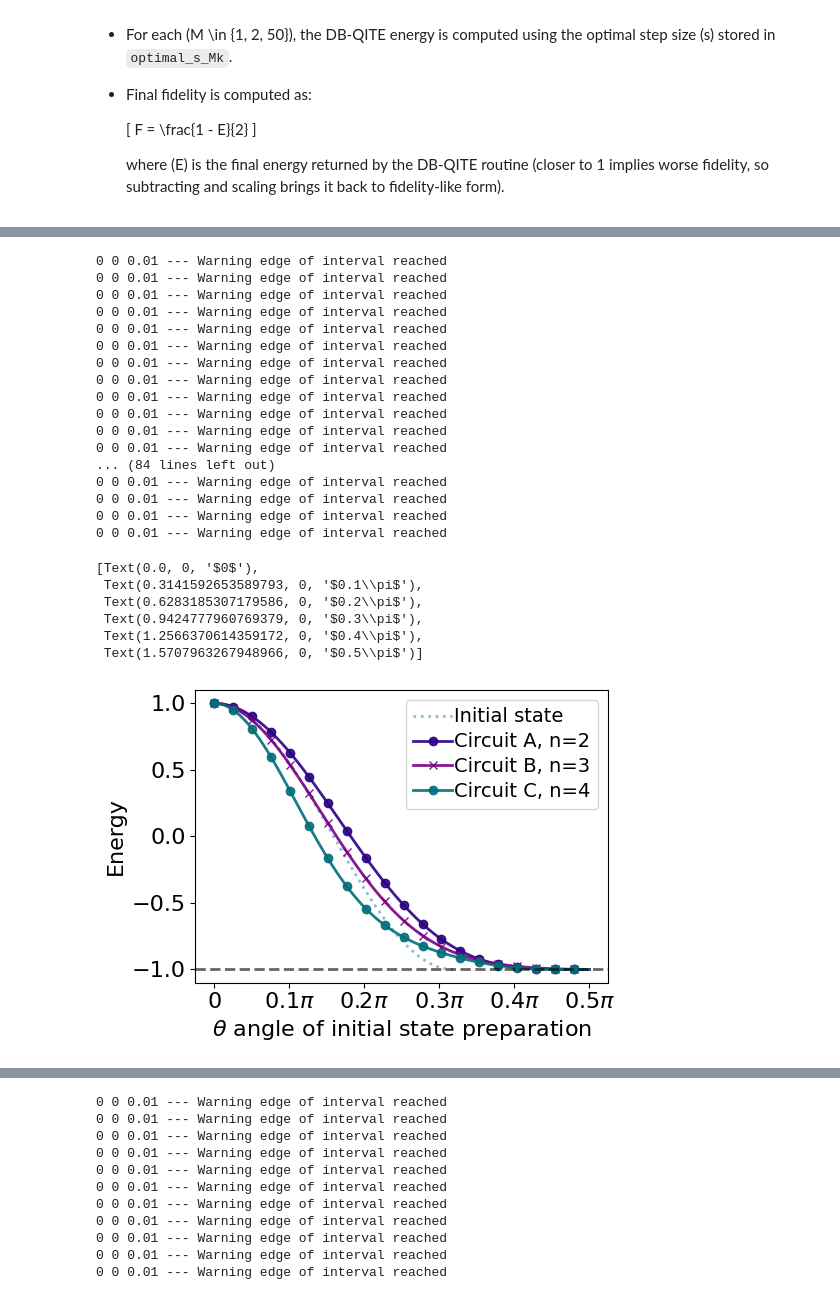
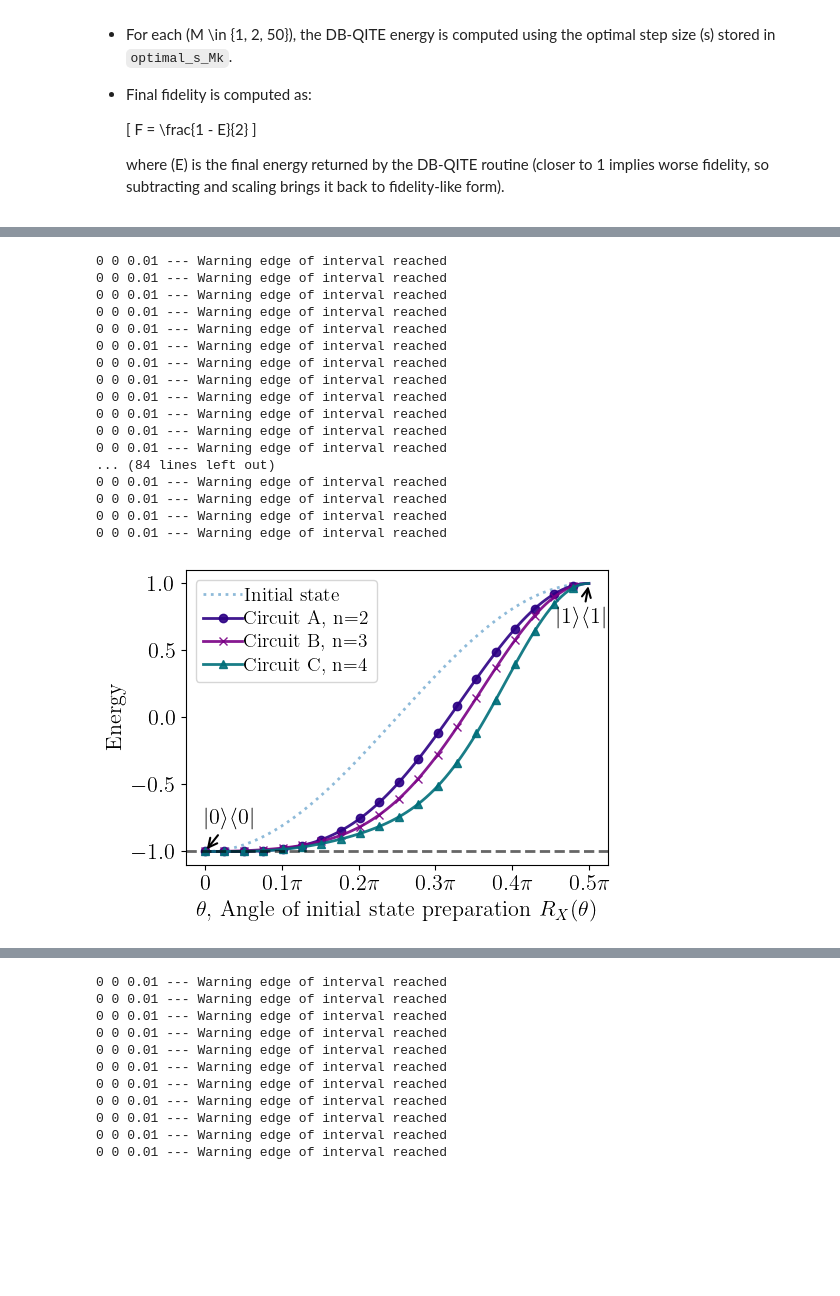
Before and after one commit to khanhuyengiang/dbac, a Jupyter notebook: jupyter_notebooks/qite_dme_notebook_k1_k2_energy.ipynb, the cells around one changed output, grey strips where cells are left out. Cells and saved outputs as stored; diff of their text form; code cells hidden in the pictures; blank space fills up the shorter version.

```diff
--- a/jupyter_notebooks/qite_dme_notebook_k1_k2_energy.ipynb
+++ b/jupyter_notebooks/qite_dme_notebook_k1_k2_energy.ipynb
@@ -27,8 +27,8 @@ plt.rcParams.update({
     'legend.labelspacing': .3,
     'legend.columnspacing': .3,
     'legend.handletextpad': .1,
-    # 'text.usetex': True,
-    # 'font.family': "serif",
+    'text.usetex': True,
+    'font.family': "serif",
     'font.serif': "cm",
     'figure.figsize': [5, 3.5],
     'figure.autolayout': True
@@ -180,8 +175,8 @@ target_fidelity = -1
 
 # Helper: Fidelity w.r.t. |0⟩
 def fidelity_with_0(state):
-    ρ = state @ state.T.conj() if state.ndim == 2 else state
-    return np.real(state_0.conj().T @ ρ @ state_0)
+    rho = state @ state.T.conj() if state.ndim == 2 else state
+    return np.real(state_0.conj().T @ rho @ state_0)
 
 # Initial state fidelities and GCI energy
 fidelities_original = [fidelity_with_0(psi) for psi in psis]
@@ -213,7 +208,7 @@ for i, (label, energies) in enumerate(dict_fid_RGCI_1.items()):
 
 for i, (label, energies) in enumerate(dict_fid_RGCI_2.items()):
     ax.plot(fidelities_original, energies, label=label, color=color[i+2],
-            marker=markers[i], markevery=5, markersize=6, alpha=0.9)
+            marker=markers[i+2], markevery=5, markersize=6, alpha=0.9)
 
 ax.axvline(0.3)
 
@@ -263,14 +258,14 @@ from scipy.linalg import expm
 # Setup
 sigma_x = np.array([[0, 1], [1, 0]])
 thetas = np.linspace(0, 1, 100)
-psis = np.array([expm(-1j * np.pi/2 * sigma_x * t) @ [[0], [1]] for t in thetas])
+psis = np.array([expm(-1j * np.pi/2 * sigma_x * t) @ [[1], [0]] for t in thetas])
 state_0 = np.array([1, 0], dtype=complex)
 target_fidelity = -1
 
 # Helper: Fidelity w.r.t. |0⟩
 def fidelity_with_0(state):
-    ρ = state @ state.T.conj() if state.ndim == 2 else state
-    return np.real(state_0.conj().T @ ρ @ state_0)
+    rho = state @ state.T.conj() if state.ndim == 2 else state
+    return np.real(state_0.conj().T @ rho @ state_0)
 
 # Initial state fidelities and GCI energy
 fidelities_original = [fidelity_with_0(psi) for psi in psis]
@@ -291,7 +286,7 @@ dict_fid_RGCI_2 = run_dbqite({1: 'Circuit C, n=4'}, k=2, psis=psis)
 
 # Plot
 fig, ax = plt.subplots(figsize=(5.5, 4))
-ax.plot(thetas, res_init, label="Initial state", alpha=0.5, linestyle=':')
+ax.plot(thetas*np.pi/2, res_init, label="Initial state", alpha=0.5, linestyle=':')
 
 color = ['#2c0084', '#7a0085', '#006f7a', 'C0']
 markers = ['o', 'x', '^']
@@ -302,22 +297,22 @@ for i, (label, energies) in enumerate(dict_fid_RGCI_1.items()):
 
 for i, (label, energies) in enumerate(dict_fid_RGCI_2.items()):
     ax.plot(thetas*np.pi/2, energies, label=label, color=color[i+2],
-            marker=markers[i], markevery=5, markersize=6, alpha=0.9)
+            marker=markers[i+2], markevery=5, markersize=6, alpha=0.9)
 
 # Annotations
 ax.axhline(y=target_fidelity, color='k', alpha=0.6, linestyle='--')
-ax.set_xlabel(r'$\theta$ angle of initial state preparation')
+ax.set_xlabel(r'$\theta,$ Angle of initial state preparation $R_X(\theta)$')
 ax.set_ylabel('Energy')
 ax.legend()
 
 ax.annotate(r'$|1\rangle\langle 1|$',
-            xy=(fidelities_original[0], res_init[0] + 1),
-            xytext=(fidelities_original[0] + 0.15, res_init[0] + 0.9),
+            xy=((thetas*np.pi/2)[-1], res_init[-1]),
+            xytext=((thetas*np.pi/2)[-1]-0.13, res_init[-1]-0.3),
             arrowprops=dict(arrowstyle='->', lw=1.5))
 
 ax.annotate(r'$|0\rangle\langle 0|$',
-            xy=(fidelities_original[-1], res_init[-1] - 2),
-            xytext=(fidelities_original[-1] - 0.1, res_init[-1] - 1.5),
+            xy=((thetas*np.pi/2)[0], res_init[0]),
+            xytext=((thetas*np.pi/2)[0], res_init[0]+0.2),
             arrowprops=dict(arrowstyle='->', lw=1.5))
 
 plt.tight_layout()
@@ -326,39 +321,33 @@ plt.tight_layout()
 import matplotlib.ticker as ticker
 
 # Define ticks and labels
 ticks = np.linspace(0, np.pi/2, 6)  # [0, 0.1, ..., 1.0]
 tick_labels = [r'$0$', r'$0.1\pi$', r'$0.2\pi$', r'$0.3\pi$', r'$0.4\pi$',
                r'$0.5\pi$',
             #    r'$0.6\pi$', r'$0.7\pi$', r'$0.8\pi$', r'$0.9\pi$', r'$\pi$'
                ]
 
-
 # Apply to x-axis
 ax.set_xticks(ticks)
 ax.set_xticklabels(tick_labels)
+plt.savefig(f'plots/3_circuit_energy_theta.pdf')
 # %% [output]
 0 0 0.01 --- Warning edge of interval reached
 0 0 0.01 --- Warning edge of interval reached
 0 0 0.01 --- Warning edge of interval reached
 0 0 0.01 --- Warning edge of interval reached
 0 0 0.01 --- Warning edge of interval reached
 0 0 0.01 --- Warning edge of interval reached
 0 0 0.01 --- Warning edge of interval reached
 0 0 0.01 --- Warning edge of interval reached
 0 0 0.01 --- Warning edge of interval reached
 0 0 0.01 --- Warning edge of interval reached
 0 0 0.01 --- Warning edge of interval reached
 0 0 0.01 --- Warning edge of interval reached
 ... (84 lines left out)
 0 0 0.01 --- Warning edge of interval reached
 0 0 0.01 --- Warning edge of interval reached
 0 0 0.01 --- Warning edge of interval reached
 0 0 0.01 --- Warning edge of interval reached
-[Text(0.0, 0, '$0$'),
- Text(0.3141592653589793, 0, '$0.1\\pi$'),
- Text(0.6283185307179586, 0, '$0.2\\pi$'),
- Text(0.9424777960769379, 0, '$0.3\\pi$'),
- Text(1.2566370614359172, 0, '$0.4\\pi$'),
- Text(1.5707963267948966, 0, '$0.5\\pi$')]
-[figure, old version]
+[figure, new version]
 # %%
```
Also changed, not shown: parts of 4 cells of this notebook, 34 other files.
